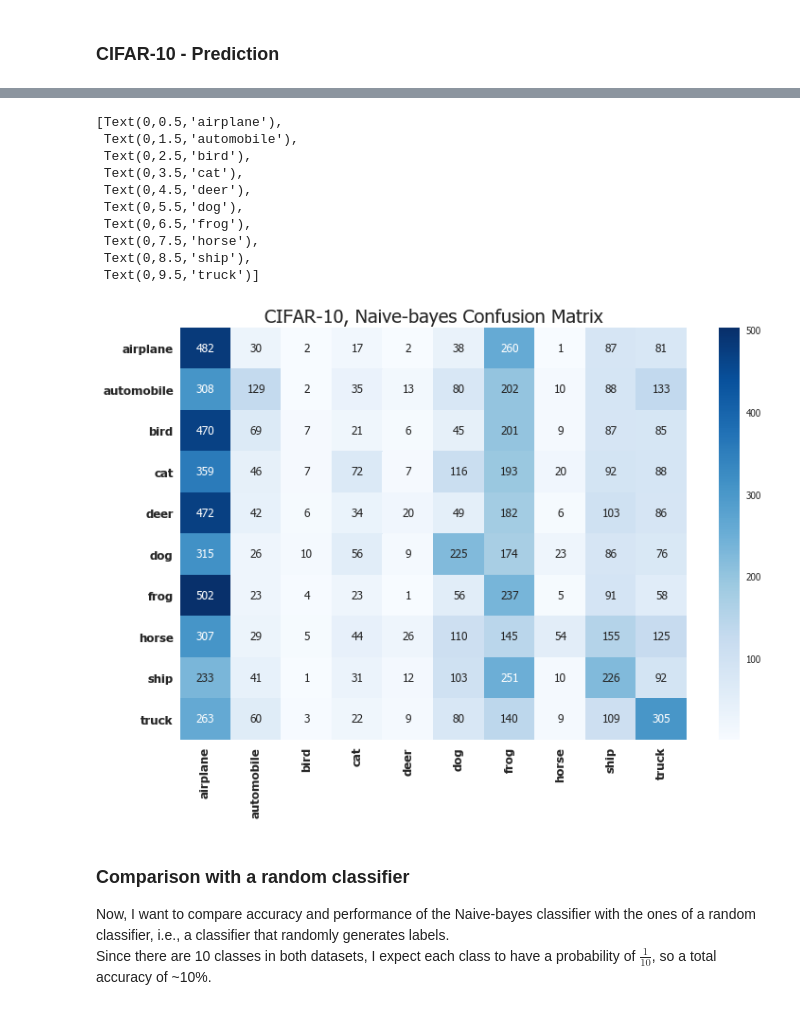
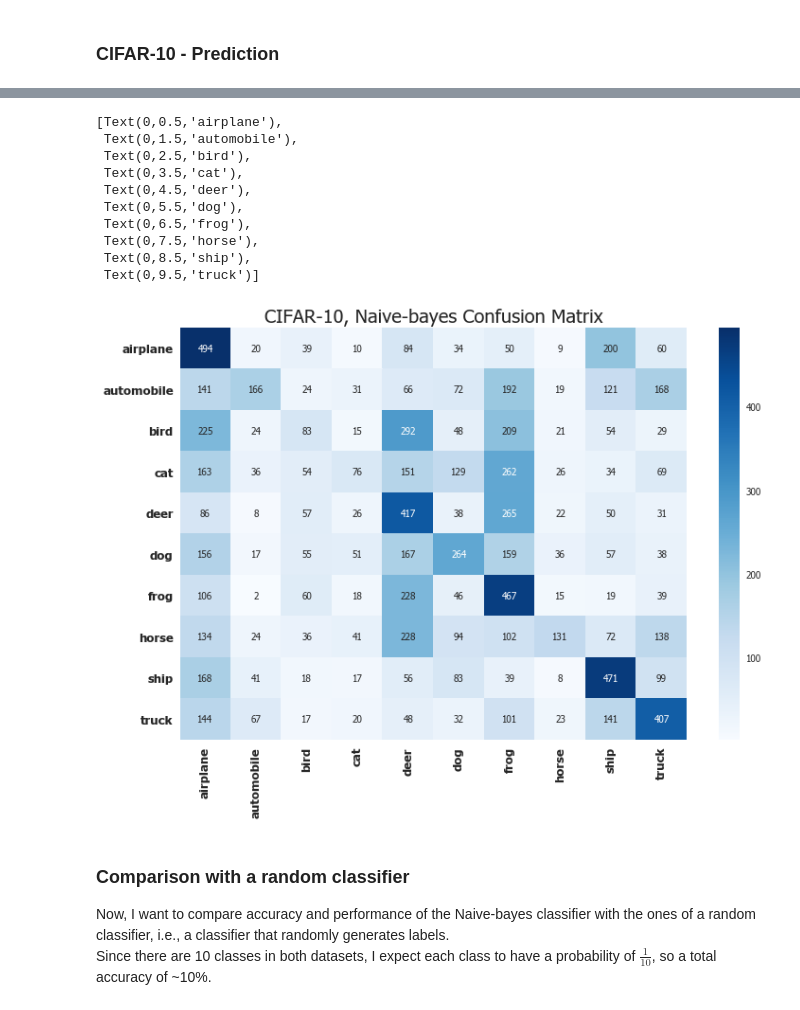
Before and after one commit to sgiammy/ASI-course, a Jupyter notebook: ae2018/ae2018.ipynb, the cells around one changed output, grey strips where cells are left out. Drawn from its saved outputs; the diff is of its cells as text; code cells hidden in the pictures.

```diff
--- a/ae2018/ae2018.ipynb
+++ b/ae2018/ae2018.ipynb
@@ -514,11 +516,12 @@ Moreover the naive assumption maybe does not fit well our problem since, I am no
 # %%
-def prior_means_variance(train, N):
-    p = np.bincount(train[:,0])/len(train)
-    # m = (10,28*28)
+def prior_means_variances(train, N):
+    # means = (num_classes, num_features)
+    # variances = (num_classes, num_features)
+    p = np.zeros(N)
     m = np.zeros((N, np.shape(train)[1]-1))
-    # v = (10,28*28)
     v = np.zeros((N, np.shape(train)[1]-1))
     for i in range(N):
+        p[i] = np.sum([x[0] == i for x in train])/len(train)
         m[i] = np.mean([x[1:] for x in train if x[0] == i], axis=0)
         v[i] = np.var([x[1:] for x in train if x[0] == i], axis=0)
         for j in range(np.shape(train)[1]-1):
@@ -609,0 +605,6 @@ print(np.shape(cifar_train))
+# %%
+cifar_train = np.array([x.flatten() for x in images])
+cifar_train = np.hstack((cls.reshape(-1,1),cifar_train))
+print(np.shape(cifar_train))
+
+N = len(class_names)
@@ -609,0 +613,5 @@ print(np.shape(cifar_train))
+# %%
+cifar_test = np.array([x.flatten() for x in images_test])
+cifar_test = np.hstack((cls_test.reshape(-1,1),cifar_test))
+cifar_prior, cifar_means, cifar_vars = prior_means_variances(cifar_train, N)
+print(np.shape(cifar_test))
@@ -610,10 +620,11 @@ print(np.shape(cifar_train))
 # %% [markdown]
 ### CIFAR-10 - Prediction
 # %%
+X = cifar_test[:,1:]
 start_time = time.time()
-cifar_pred = np.array([(t_new, predict(x_new, cifar_prior, cifar_means, cifar_vars))
-                       for t_new, x_new in cifar_test_norm])
+cifar_predictions = predict(X, cifar_prior, cifar_means, cifar_vars)
 elapsed_time = time.time() - start_time
-print('Accuracy Naive-Bayes: %.2f%%' % (accuracy(cifar_pred) * 100))
-print('Elapsed time: %.2f s' %elapsed_time)
+
+print('Accuracy Naive-Bayes: %.2f%%' % (accuracy(cifar_predictions, cifar_test[:,0]) * 100))
+print('Elapsed time: %.2f' %elapsed_time)
 # %% [output]
@@ -622,24 +633,24 @@ Elapsed time: 1696.95 s
 # %%
 # Compute confusion matrix
-cnf_matrix = confusion_matrix(cifar_pred[:,0], cifar_pred[:,1])
+cnf_matrix = confusion_matrix(cifar_test[:,0], cifar_predictions[:])
 df_cnf_matrix = pd.DataFrame(data=cnf_matrix)
 plt.figure(figsize = (12,8))
 plt.title('CIFAR-10, Naive-bayes Confusion Matrix',fontsize=20)
 ax = sns.heatmap(df_cnf_matrix, annot=True, cmap='Blues',fmt='g')
 ax.set_xticklabels(class_names,fontsize=13, weight='bold', rotation=90)
 ax.set_yticklabels(class_names,fontsize=13, weight='bold',rotation=360)
 # %% [output]
 [Text(0,0.5,'airplane'),
  Text(0,1.5,'automobile'),
  Text(0,2.5,'bird'),
  Text(0,3.5,'cat'),
  Text(0,4.5,'deer'),
  Text(0,5.5,'dog'),
  Text(0,6.5,'frog'),
  Text(0,7.5,'horse'),
  Text(0,8.5,'ship'),
  Text(0,9.5,'truck')]
-[figure, old version]
+[figure, new version]
 # %% [markdown]
 ### Comparison with a random classifier
 <script type="text/javascript" src="http://latex.codecogs.com/latexit.js"></script>
```
Also changed, not shown: parts of 23 cells of this notebook.
